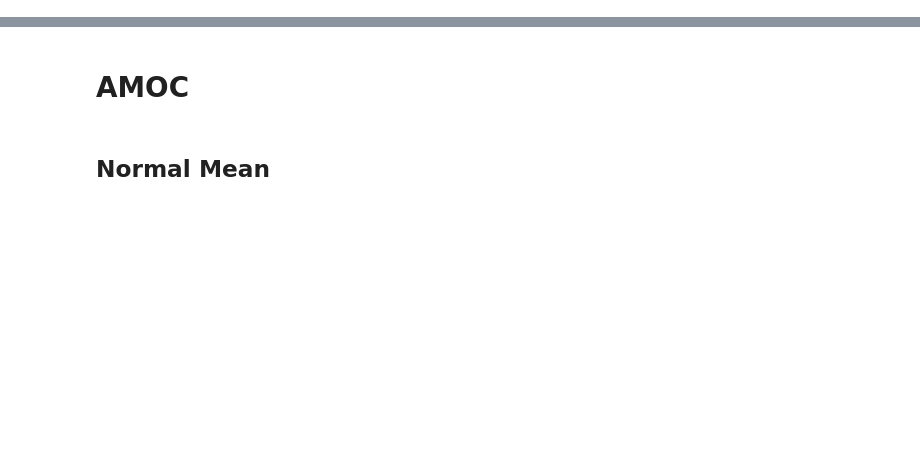
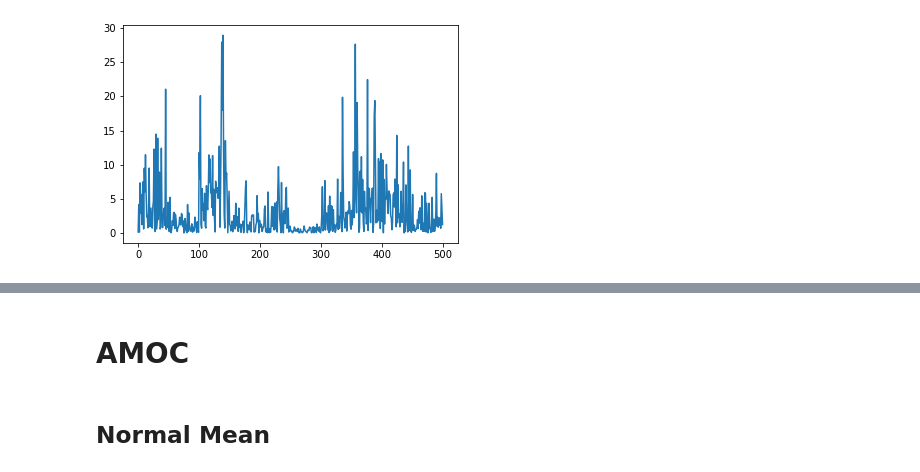
Before and after one commit to gursky1/fastchange, a Jupyter notebook: Benchmarking2.ipynb, the cells around one changed output, grey strips where cells are left out. Saved outputs shown, nothing was run; the diff lists cells and outputs as text; code cells hidden in the pictures; blank space fills up the shorter version.

```diff
--- a/Benchmarking2.ipynb
+++ b/Benchmarking2.ipynb
@@ -9,0 +249,11 @@ import ruptures as rpt
+# %%
+def exp_random(seg_len, n_cps, scale_var):
+    scale = np.random.uniform(0, scale_var, size=(n_cps,))
+    return np.random.exponential(scale, size=(seg_len, n_cps)).flatten('F')
+# %%
+x = exp_random(50, 10, 10)
+plt.figure()
+plt.plot(x)
+plt.show()
+# %% [output]
+[figure, added]
```
Also changed, not shown: parts of 69 cells of this notebook, 7 other files.
